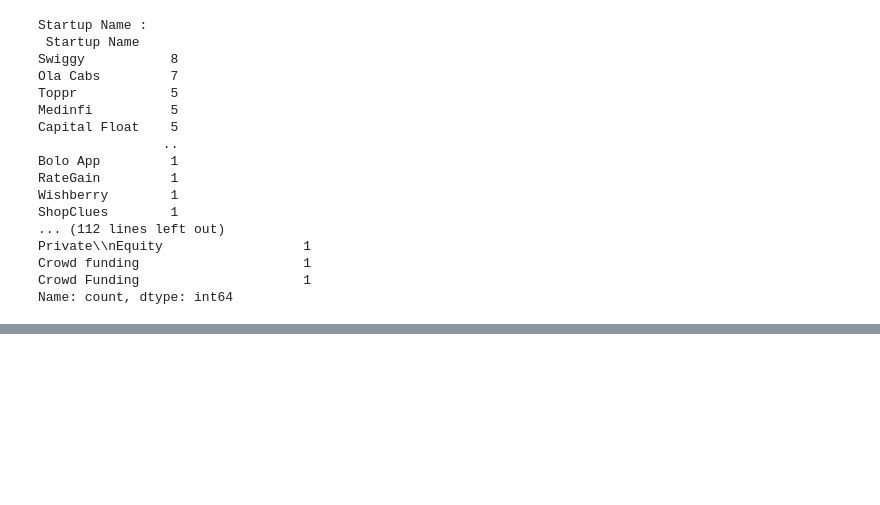
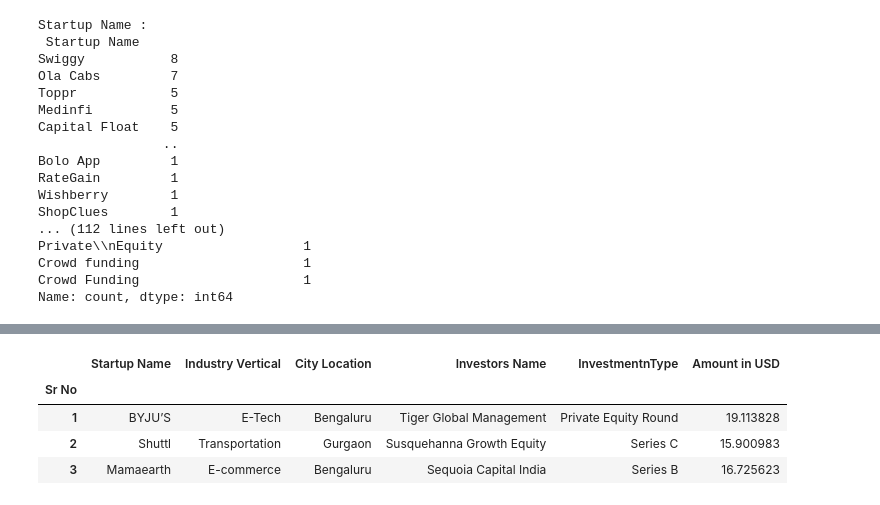
Before and after one commit to Nidhim-Soni/STARTUP-FUNDING, a Jupyter notebook: Startup.ipynb, the cells around one changed output, grey strips where cells are left out. Saved outputs shown, nothing was run; the diff lists cells and outputs as text; code cells hidden in the pictures; blank space fills up the shorter version.

```diff
--- a/Startup.ipynb
+++ b/Startup.ipynb
@@ -426,0 +520,10 @@ Name: count, dtype: int64
+# %%
+data.drop(columns='SubVertical',inplace=True)
+# %%
+data.head(3)
+# %% [output]
+|  | Startup Name | Industry Vertical | City Location | Investors Name | InvestmentnType | Amount in USD |
+| Sr No |  |  |  |  |  |  |
+| 1 | BYJU’S | E-Tech | Bengaluru | Tiger Global Management | Private Equity Round | 19.113828 |
+| 2 | Shuttl | Transportation | Gurgaon | Susquehanna Growth Equity | Series C | 15.900983 |
+| 3 | Mamaearth | E-commerce | Bengaluru | Sequoia Capital India | Series B | 16.725623 |
```
Also changed, not shown: parts of 32 cells of this notebook.
